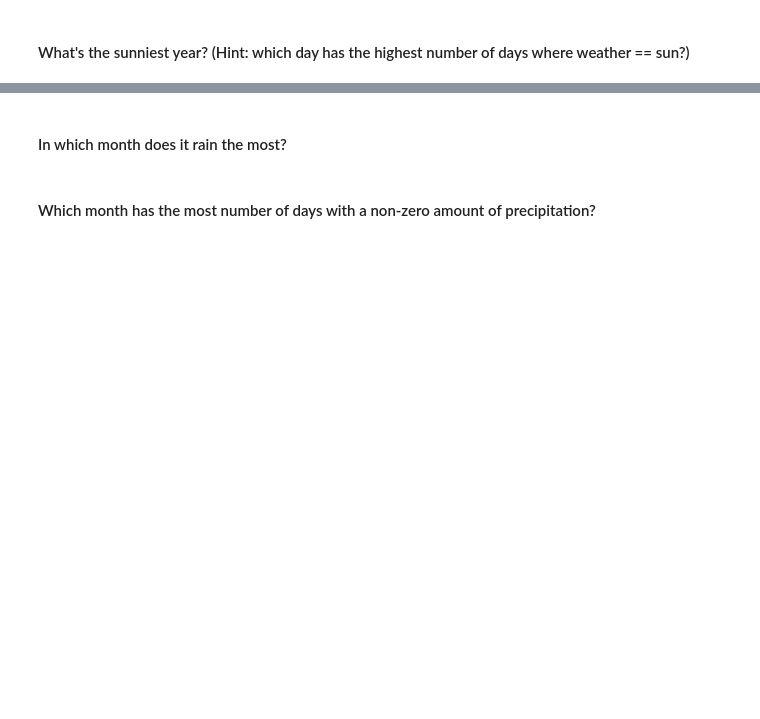
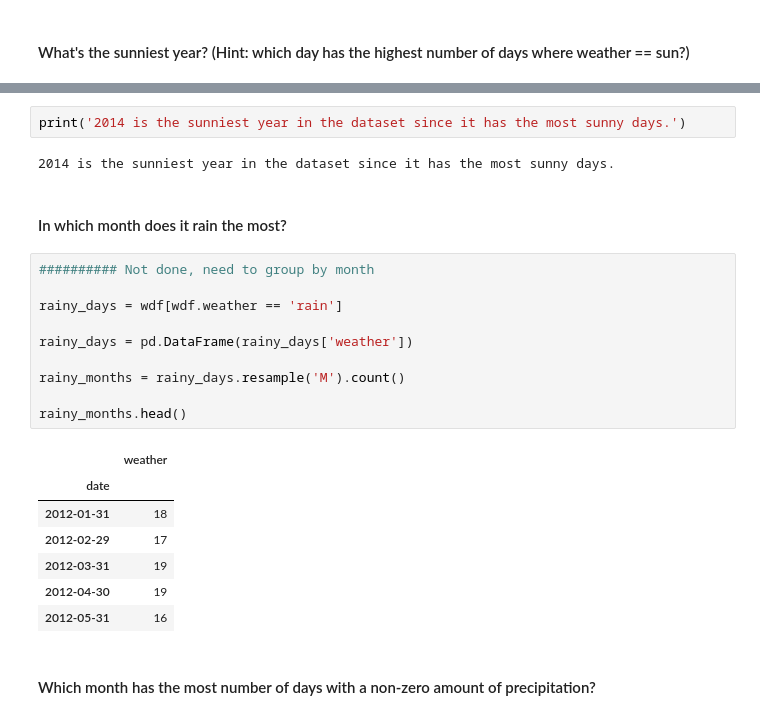
Before and after one commit to SamuelD-Data/time-series-exercises, a Jupyter notebook: working_with_time_series_data.ipynb, the cells around one changed output, grey strips where cells are left out. Saved outputs shown, nothing was run; the diff lists cells and outputs as text; blank space fills up the shorter version.

```diff
--- a/working_with_time_series_data.ipynb
+++ b/working_with_time_series_data.ipynb
@@ -161,4 +212,26 @@ wdf.head()
+# %%
+print('2014 is the sunniest year in the dataset since it has the most sunny days.')
+# %% [output]
+2014 is the sunniest year in the dataset since it has the most sunny days.
 # %% [markdown]
 #### In which month does it rain the most?
+# %%
+########## Not done, need to group by month
+
+rainy_days = wdf[wdf.weather == 'rain']
+
+rainy_days = pd.DataFrame(rainy_days['weather'])
+
+rainy_months = rainy_days.resample('M').count()
+
+rainy_months.head()
+# %% [output]
+|  | weather |
+| date |  |
+| 2012-01-31 | 18 |
+| 2012-02-29 | 17 |
+| 2012-03-31 | 19 |
+| 2012-04-30 | 19 |
+| 2012-05-31 | 16 |
 # %% [markdown]
 #### Which month has the most number of days with a non-zero amount of precipitation?
```
Also changed, not shown: parts of 10 cells of this notebook.
